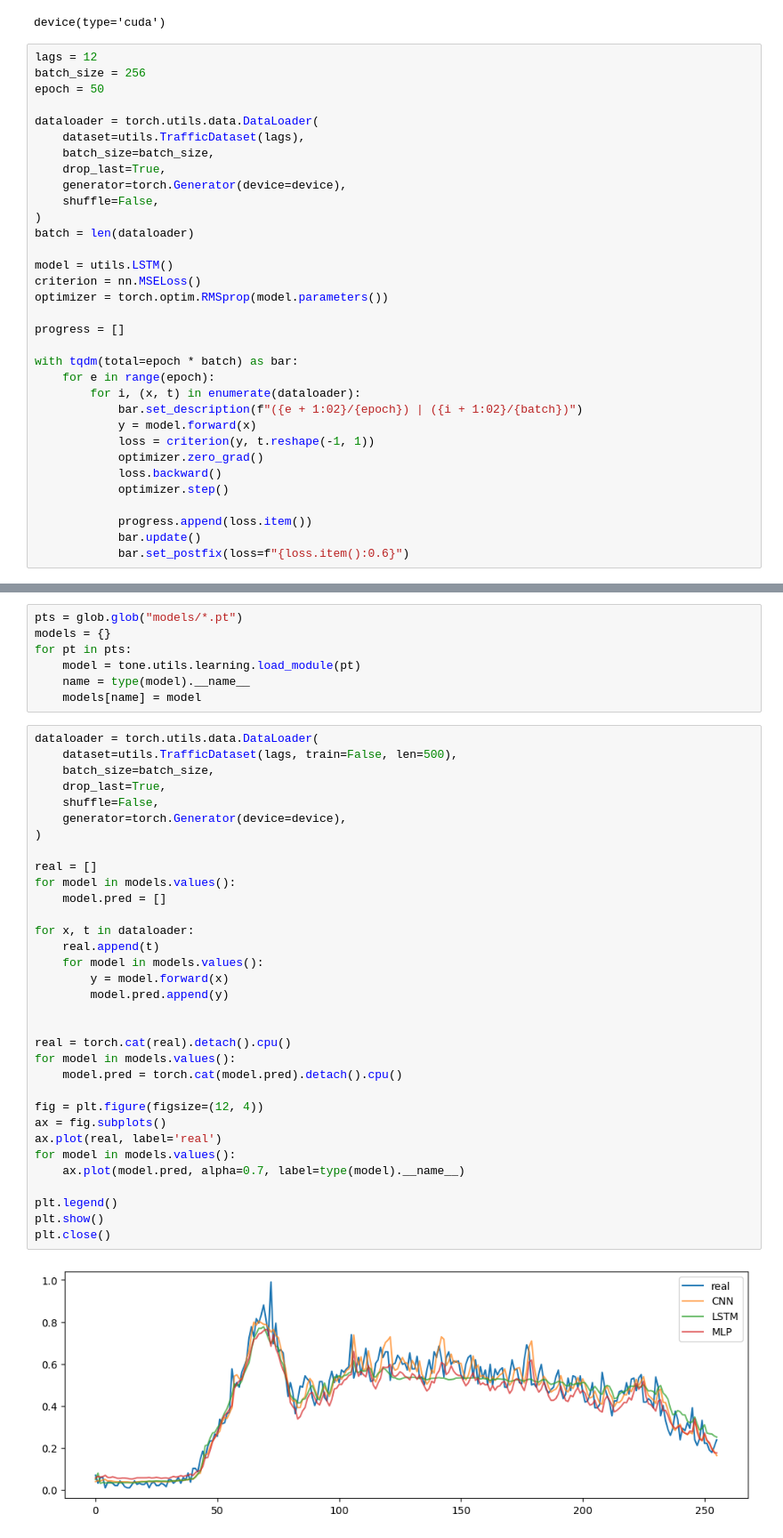
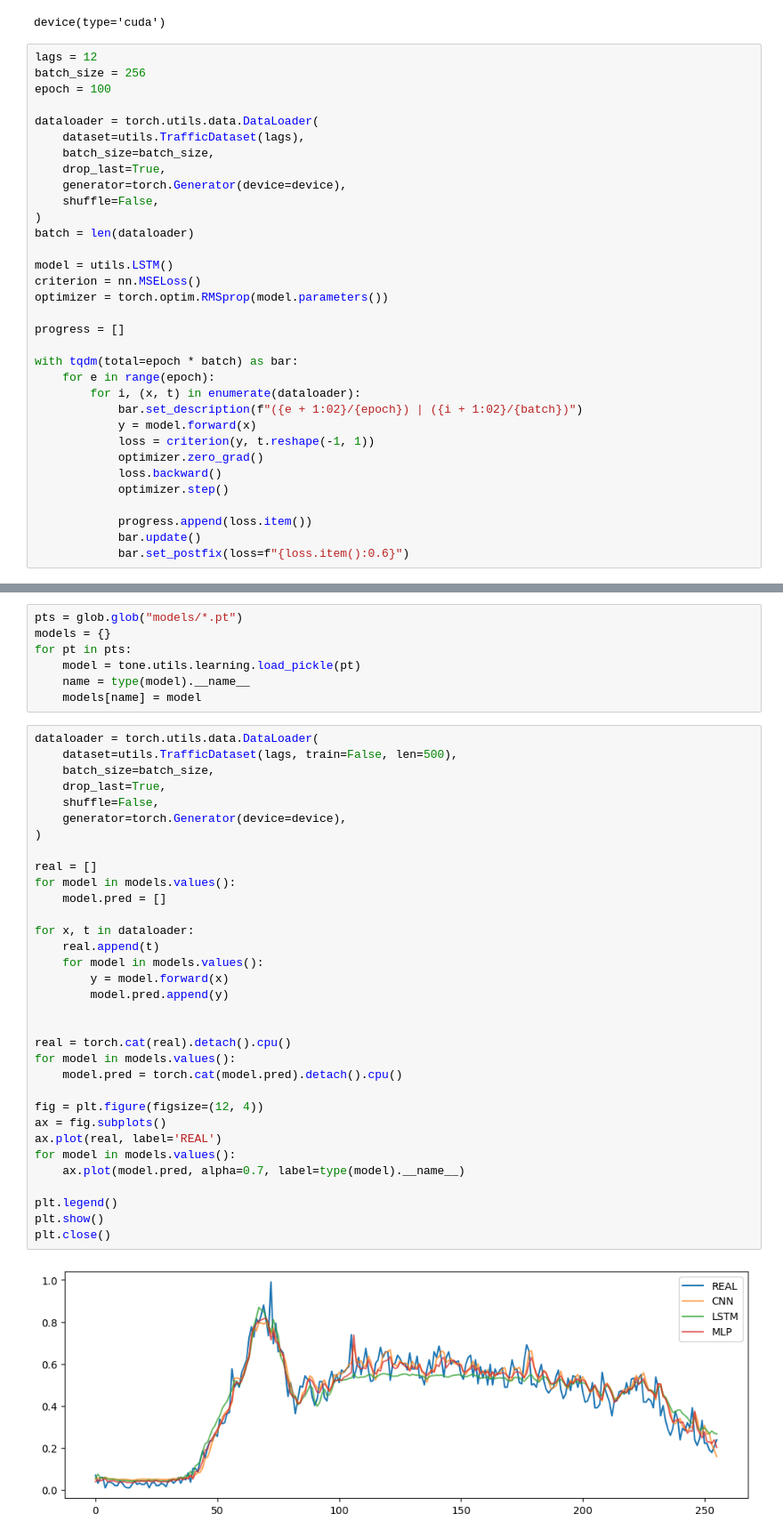
Before and after one commit to StevenBaby/tsa, a Jupyter notebook: traffic_flow_prediction/003 lstm.ipynb, the cells around one changed output, grey strips where cells are left out. Shown at 89% size. Drawn from its saved outputs; the diff is of its cells as text.

```diff
--- a/traffic_flow_prediction/003 lstm.ipynb
+++ b/traffic_flow_prediction/003 lstm.ipynb
@@ -12,7 +12,7 @@ device(type='cuda')
 # %%
 lags = 12
 batch_size = 256
-epoch = 50
+epoch = 100
 
 dataloader = torch.utils.data.DataLoader(
     dataset=utils.TrafficDataset(lags),
@@ -56,7 +56,7 @@ tone.utils.learning.save_module(model, 'models/lstm.pt')
 pts = glob.glob("models/*.pt")
 models = {}
 for pt in pts:
-    model = tone.utils.learning.load_module(pt)
+    model = tone.utils.learning.load_pickle(pt)
     name = type(model).__name__
     models[name] = model
 # %%
@@ -65,32 +65,32 @@ dataloader = torch.utils.data.DataLoader(
     batch_size=batch_size,
     drop_last=True,
     shuffle=False,
     generator=torch.Generator(device=device),
 )
 
 real = []
 for model in models.values():
     model.pred = []
 
 for x, t in dataloader:
     real.append(t)
     for model in models.values():
         y = model.forward(x)
         model.pred.append(y)
 
 
 real = torch.cat(real).detach().cpu()
 for model in models.values():
     model.pred = torch.cat(model.pred).detach().cpu()
 
 fig = plt.figure(figsize=(12, 4))
 ax = fig.subplots()
-ax.plot(real, label='real')
+ax.plot(real, label='REAL')
 for model in models.values():
     ax.plot(model.pred, alpha=0.7, label=type(model).__name__)
 
 plt.legend()
 plt.show()
 plt.close()
 # %% [output]
-[figure, old version]
+[figure, new version]
```
Also changed, not shown: parts of 4 cells of this notebook, 4 other files.
